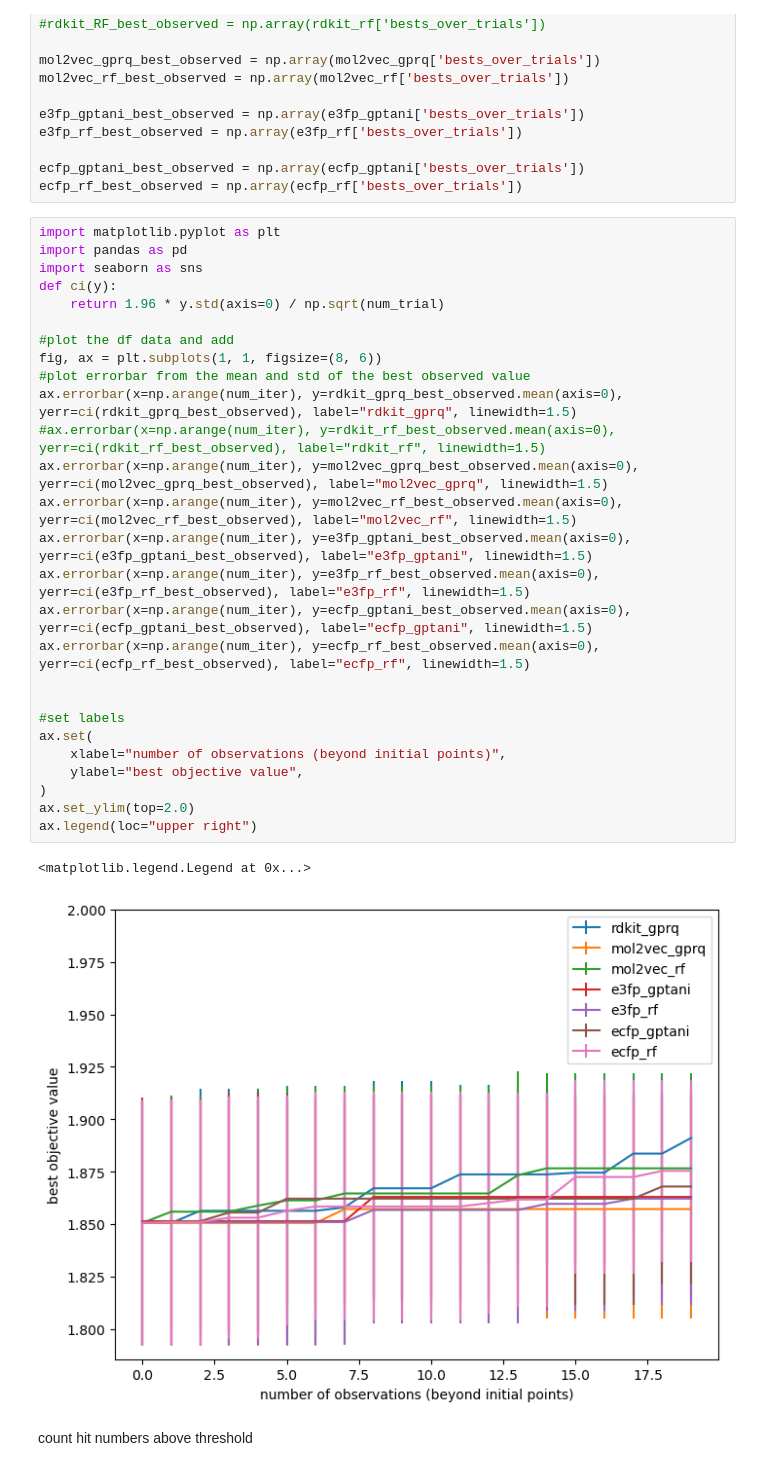
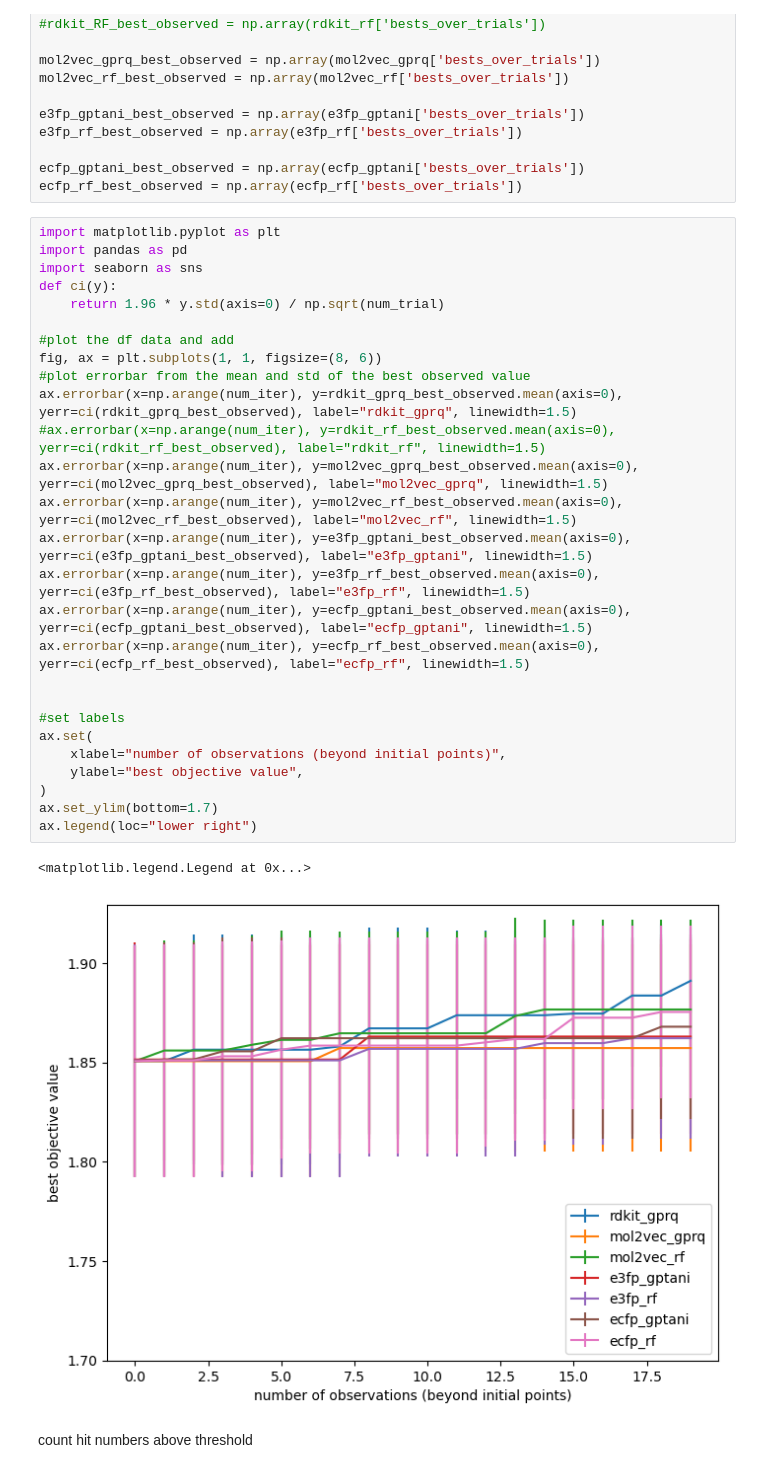
Before and after one commit to FrankWanger/ACBO-Feat, a Jupyter notebook: result_visualization.ipynb, the cells around one changed output. Drawn from its saved outputs; the diff is of its cells as text.

```diff
--- a/result_visualization.ipynb
+++ b/result_visualization.ipynb
@@ -33,33 +33,33 @@ ecfp_rf_best_observed = np.array(ecfp_rf['bests_over_trials'])
 # %%
 import matplotlib.pyplot as plt
 import pandas as pd
 import seaborn as sns
 def ci(y):
     return 1.96 * y.std(axis=0) / np.sqrt(num_trial)
 
 #plot the df data and add
 fig, ax = plt.subplots(1, 1, figsize=(8, 6))
 #plot errorbar from the mean and std of the best observed value
 ax.errorbar(x=np.arange(num_iter), y=rdkit_gprq_best_observed.mean(axis=0), yerr=ci(rdkit_gprq_best_observed), label="rdkit_gprq", linewidth=1.5)
 #ax.errorbar(x=np.arange(num_iter), y=rdkit_rf_best_observed.mean(axis=0), yerr=ci(rdkit_rf_best_observed), label="rdkit_rf", linewidth=1.5)
 ax.errorbar(x=np.arange(num_iter), y=mol2vec_gprq_best_observed.mean(axis=0), yerr=ci(mol2vec_gprq_best_observed), label="mol2vec_gprq", linewidth=1.5)
 ax.errorbar(x=np.arange(num_iter), y=mol2vec_rf_best_observed.mean(axis=0), yerr=ci(mol2vec_rf_best_observed), label="mol2vec_rf", linewidth=1.5)
 ax.errorbar(x=np.arange(num_iter), y=e3fp_gptani_best_observed.mean(axis=0), yerr=ci(e3fp_gptani_best_observed), label="e3fp_gptani", linewidth=1.5)
 ax.errorbar(x=np.arange(num_iter), y=e3fp_rf_best_observed.mean(axis=0), yerr=ci(e3fp_rf_best_observed), label="e3fp_rf", linewidth=1.5)
 ax.errorbar(x=np.arange(num_iter), y=ecfp_gptani_best_observed.mean(axis=0), yerr=ci(ecfp_gptani_best_observed), label="ecfp_gptani", linewidth=1.5)
 ax.errorbar(x=np.arange(num_iter), y=ecfp_rf_best_observed.mean(axis=0), yerr=ci(ecfp_rf_best_observed), label="ecfp_rf", linewidth=1.5)
 
 
 #set labels
 ax.set(
     xlabel="number of observations (beyond initial points)",
     ylabel="best objective value",
 )
-ax.set_ylim(top=2.0)
-ax.legend(loc="upper right")
+ax.set_ylim(bottom=1.7)
+ax.legend(loc="lower right")
 # %% [output]
 <matplotlib.legend.Legend at 0x...>
-[figure, old version]
+[figure, new version]
 # %% [markdown]
 count hit numbers above threshold
 # %%
```
Also changed, not shown: 20 other files.
